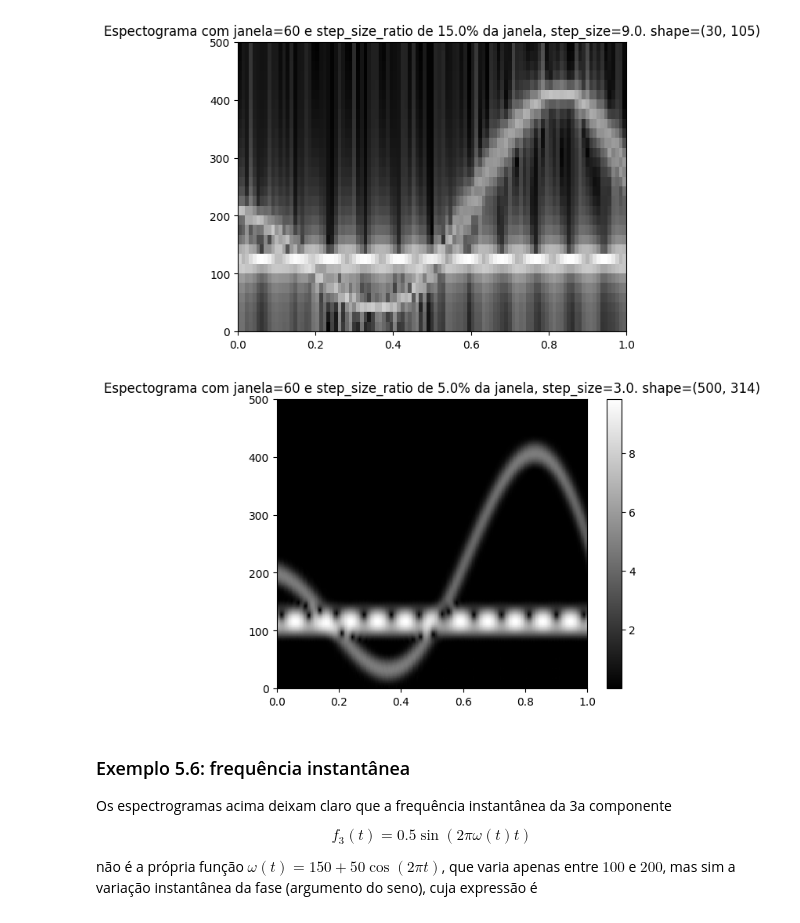
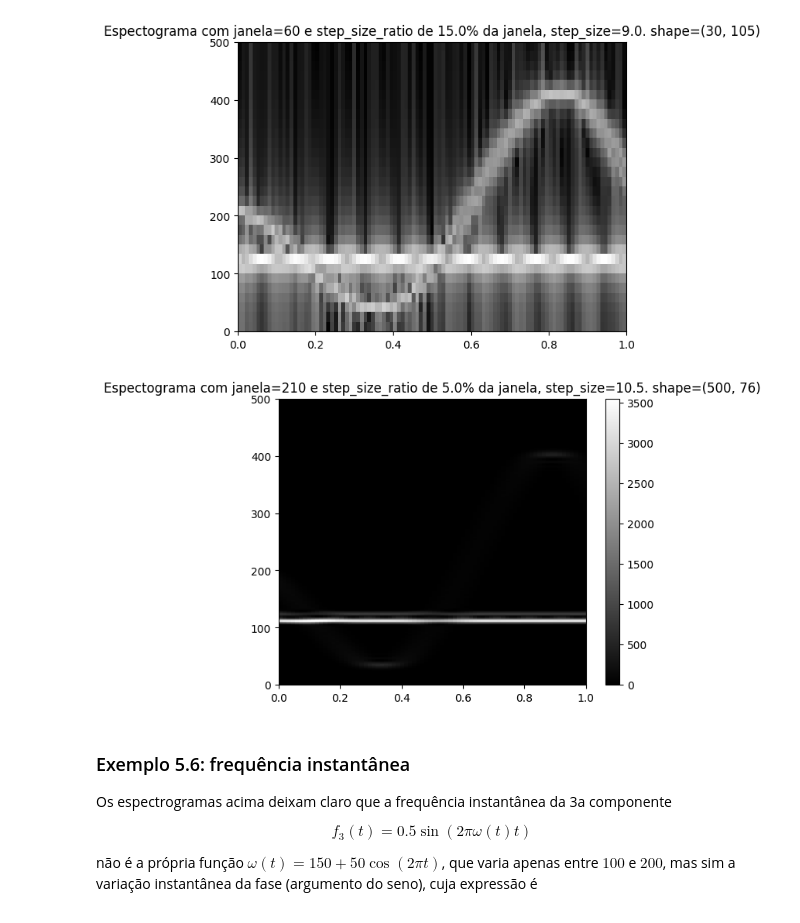
Before and after one commit to diogoalves/mac5920-dsp2022, a Jupyter notebook: aulas/05-Windowing/sec_5-1-2.ipynb, the cells around one changed output. Cells and saved outputs as stored; diff of their text form; code cells hidden in the pictures.

```diff
--- a/aulas/05-Windowing/sec_5-1-2.ipynb
+++ b/aulas/05-Windowing/sec_5-1-2.ipynb
@@ -416,7 +416,7 @@ axes[1].set_title(r"Espectro do sinal original $f$")
 
 
 
-larguras = [4, 10, 100, 250]
+larguras = [1,4, 10, 100, 250, len(f)]
 for window_width in larguras:
     janela = 'retangular'
     w = build_window(N, window_start, window_width, type=janela)
@@ -676,7 +678,7 @@ def build_window2(N, start, end, type='retangular'):
     return w
 
 # espectograma janelado x*h e não recortado. A ideia é manter a resolução máxima (N//2 Hz)
-def plot_spectogram2(x, window_width=50, step_size_ratio=0.6, log_normalized=False, exp_normalized=False, tipo_janela='retangular'):
+def plot_spectogram2(x, window_width=50, step_size_ratio=0.6, log_normalized=False, exp_normalized=False, tipo_janela='retangular', exp_coeficient=2, color=False, returnImage=False):
     N = len(x)
     nr_rows = N // 2
     step_size = step_size_ratio * window_width
@@ -693,12 +695,17 @@ def plot_spectogram2(x, window_width=50, step_size_ratio=0.6, log_normalized=Fal
         if log_normalized:
             magnitude = np.log(1+magnitude)
         elif exp_normalized:
-            magnitude = np.log(1+magnitude)**2
+            magnitude = (magnitude)**exp_coeficient
         spectogram[0:nr_rows, col] = np.flip(magnitude[0:nr_rows])
 
     plt.title(f'Espectograma com janela={window_width} e step_size_ratio de {step_size_ratio*100}% da janela, step_size={step_size}. shape={spectogram.shape}')
-    plt.imshow(spectogram, cmap='gray', aspect='auto', interpolation='none', extent=[0, 1, 0, N//2])
+    if color:
+        plt.imshow(spectogram, aspect='auto', interpolation='none', extent=[0, 1, 0, N//2])
+    else:
+        plt.imshow(spectogram, cmap='gray', aspect='auto', interpolation='none', extent=[0, 1, 0, N//2])
 #     plt.imshow(spectogram, aspect='auto', interpolation='none', extent=[0, 1, 0, N//2])
     plt.colorbar()
+    if returnImage:
+        return spectogram
 plot_spectogram2(g, window_width=125, step_size_ratio=1, exp_normalized=True ,tipo_janela='hamming')
 # %% [output]
@@ -748,9 +755,9 @@ plot_spectogram(f, window_width=60, step_size_ratio=0.15, log_normalized=True)
 [figure]
 # %%
 # Espectograma janelado
-plot_spectogram2(f, window_width=60, step_size_ratio=0.05, exp_normalized=True, tipo_janela='hamming')
+r = plot_spectogram2(f, window_width=210, step_size_ratio=0.05, exp_normalized=True, tipo_janela='hamming', exp_coeficient=2, returnImage=True)
 # %% [output]
-[figure, old version]
+[figure, new version]
 # %% [markdown]
 ### Exemplo 5.6: frequência instantânea
 
```
Also changed, not shown: parts of 2 cells of this notebook, 22 other files.
